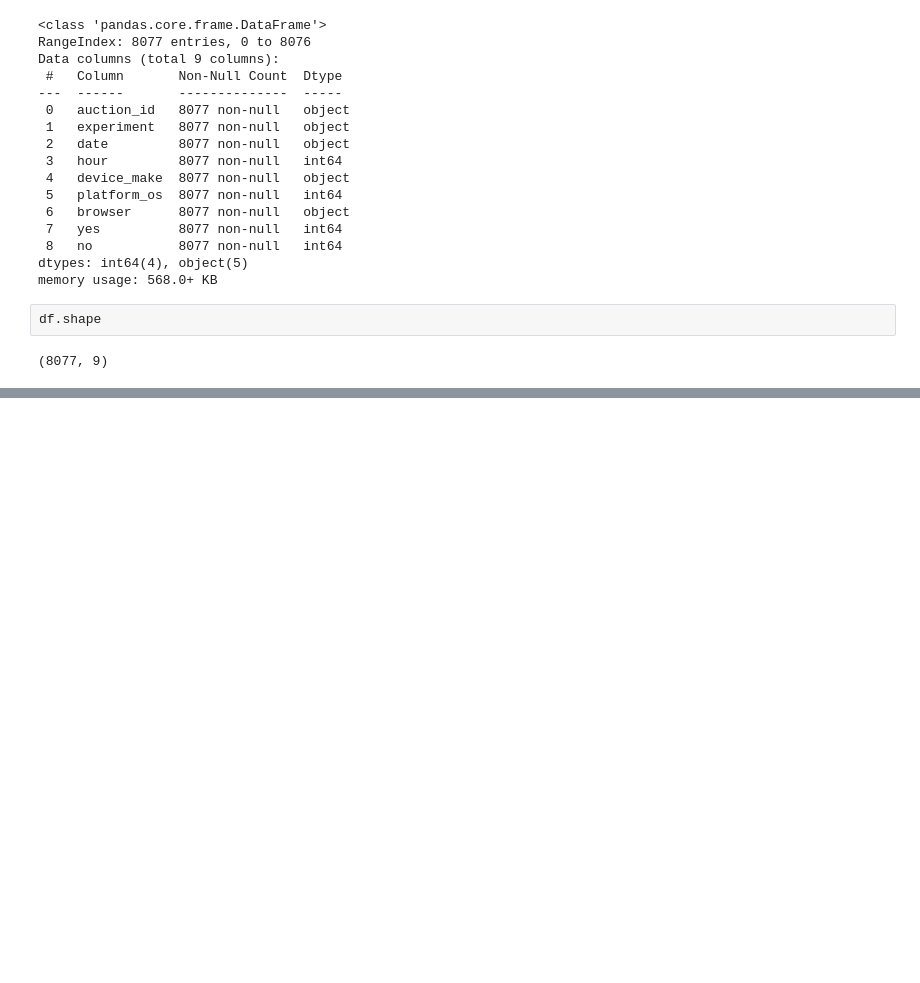
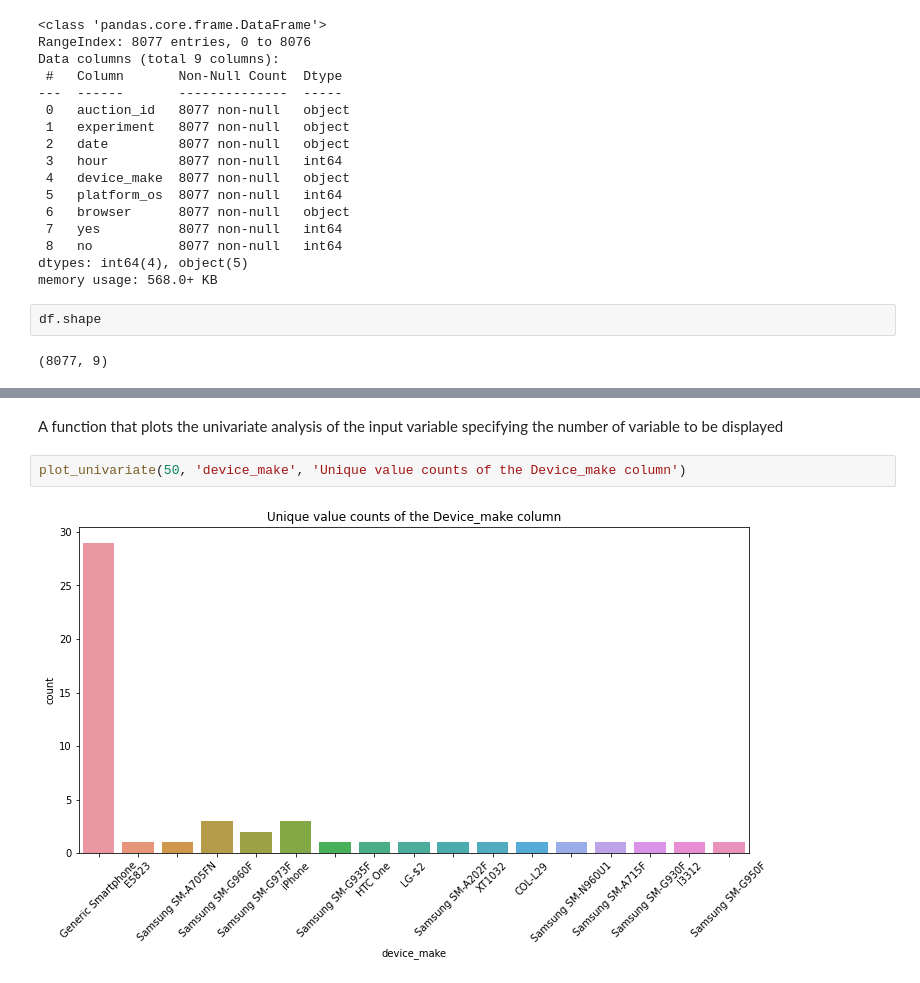
Before and after one commit to tadesse381/SmartAd_AB_test-1, a Jupyter notebook: notebooks/AdCampaingnEDA.ipynb, the cells around one changed output, grey strips where cells are left out. Cells and saved outputs as stored; diff of their text form; blank space fills up the shorter version.

Commit message:
Start Univariate Analysis

```diff
--- a/notebooks/AdCampaingnEDA.ipynb
+++ b/notebooks/AdCampaingnEDA.ipynb
@@ -75,0 +95,6 @@ categorical_variables = []
+# %% [markdown]
+A function that plots the univariate analysis of the input variable specifying the number of variable to be displayed
+# %%
+plot_univariate(50, 'device_make', 'Unique value counts of the Device_make column')
+# %% [output]
+[figure, added]
```
Also changed, not shown: parts of 4 cells of this notebook.
